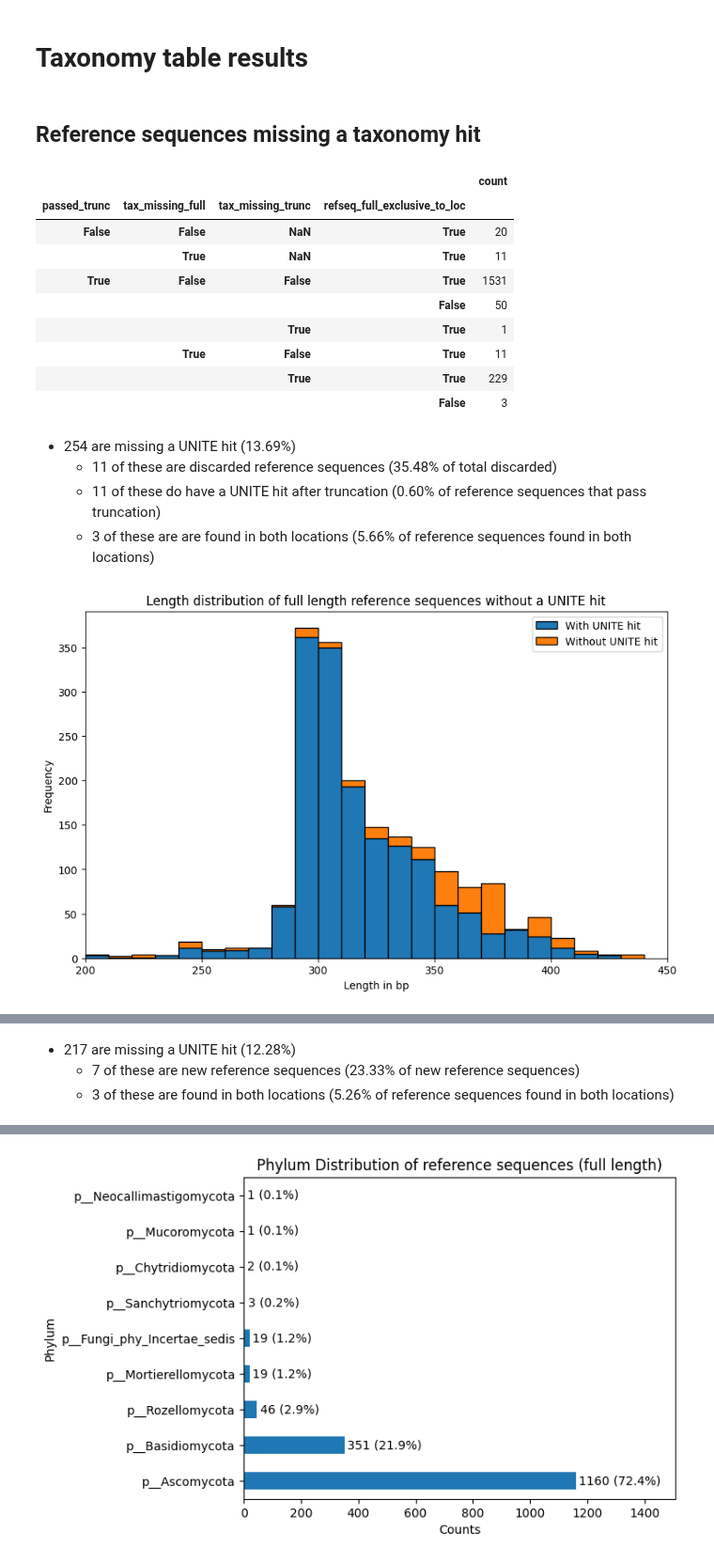
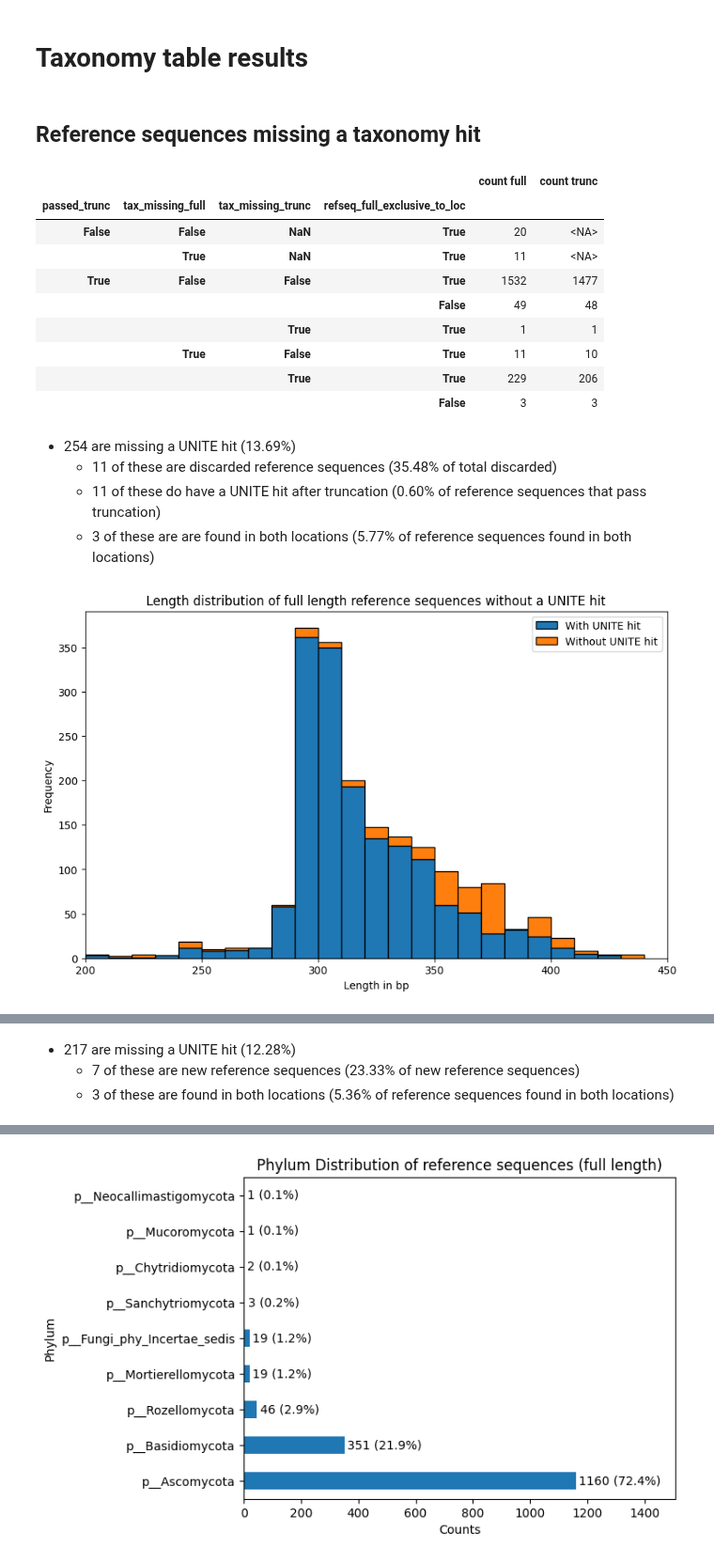
Before and after one commit to SethGG/mycodiversity-arise, a Jupyter notebook: 7_data_analysis.ipynb, the cells around one changed output, grey strips where cells are left out. Shown at 94% size. Drawn from its saved outputs; the diff is of its cells as text; code cells hidden in the pictures.

```diff
--- a/7_data_analysis.ipynb
+++ b/7_data_analysis.ipynb
@@ -301,0 +327,6 @@ Of the 564 truncated ZOTUs that passed the abundance filter only when truncated:
+# %%
+#Extract positive control ZOTUs
+
+df_pc = df[df["plot"] == "PC"]
+display(df_pc[["identity_full", "UNITE_id_full", "identity_trunc", "UNITE_id_trunc", "species_trunc"]])
+df = df.drop(df_pc.index)
@@ -406,63 +451,71 @@ ranks = ["phylum", "class", "order", "family", "genus", "species"]
 # %%
 #Missing taxonomy analysis
 
-df_refseq_both_full_notax_count = pd.DataFrame(df_refseq_both_full.value_counts(
-    subset=["passed_trunc", "tax_missing_full", "tax_missing_trunc", "refseq_full_exclusive_to_loc"], dropna=False
-)).sort_index(level=["passed_trunc", "tax_missing_full", "tax_missing_trunc"], sort_remaining=False)
+df_refseq_both_full_notax_count = pd.DataFrame.join(
+    df_refseq_both_full.value_counts(
+    subset=["passed_trunc", "tax_missing_full", "tax_missing_trunc", "refseq_full_exclusive_to_loc"], dropna=False),
+    df_refseq_both_full[df_refseq_both_full["passed_trunc"] == True].drop_duplicates(subset=["tax_missing_full", "tax_missing_trunc", "refseq_full_exclusive_to_loc", "refsequence_pk_trunc"]).value_counts(
+    subset=["passed_trunc", "tax_missing_full", "tax_missing_trunc", "refseq_full_exclusive_to_loc"], dropna=False),
+    rsuffix=" trunc", lsuffix=" full"
+).sort_index(level=["passed_trunc", "tax_missing_full", "tax_missing_trunc"], sort_remaining=False)
+df_refseq_both_full_notax_count = df_refseq_both_full_notax_count.astype("Int64")
 
 df_refseq_both_trunc_notax_count = pd.DataFrame(df_refseq_both_trunc.value_counts(
     subset=["passed_contam_full", "tax_missing_full", "tax_missing_trunc", "refseq_trunc_exclusive_to_loc", "refseq_trunc_new_to_loc"], dropna=False
 )).sort_index(level=["passed_contam_full", "tax_missing_full", "tax_missing_trunc"], sort_remaining=False)
 
 
-num_ref_full_notax = df_refseq_both_full_notax_count.loc[(slice(None), True, slice(None), slice(None))]["count"].sum()
-num_ref_full_notax_discard = df_refseq_both_full_notax_count.loc[(False, True, slice(None), slice(None))]["count"].sum()
-num_ref_full_notax_no_longer = df_refseq_both_full_notax_count.loc[(True, True, False, slice(None))]["count"].sum()
-num_ref_full_notax_not_exclusive = df_refseq_both_full_notax_count.loc[(True, True, slice(None), False)]["count"].sum()
+num_ref_full_notax = df_refseq_both_full_notax_count.loc[(slice(None), True, slice(None), slice(None))]["count full"].sum()
+num_ref_full_notax_discard = df_refseq_both_full_notax_count.loc[(False, True, slice(None), slice(None))]["count full"].sum()
+num_ref_full_notax_no_longer = df_refseq_both_full_notax_count.loc[(True, True, False, slice(None))]["count full"].sum()
+num_ref_full_notax_not_exclusive = df_refseq_both_full_notax_count.loc[(True, True, slice(None), False)]["count full"].sum()
 display(md("## Reference sequences missing a taxonomy hit"))
 
 display(df_refseq_both_full_notax_count)
 
 display(md(f"- {num_ref_full_notax} are missing a UNITE hit ({num_ref_full_notax / num_ref_full:.2%})\n"
            f"\t- {num_ref_full_notax_discard} of these are discarded reference sequences ({num_ref_full_notax_discard / num_ref_full_discarded:.2%} of total discarded)\n"
            f"\t- {num_ref_full_notax_no_longer} of these do have a UNITE hit after truncation ({num_ref_full_notax_no_longer / (num_ref_full_exclusive_both + num_ref_full_not_exclusive_both + num_ref_full_no_longer_exclusive):.2%} of reference sequences that pass truncation)\n"
            f"\t- {num_ref_full_notax_not_exclusive} of these are are found in both locations ({num_ref_full_notax_not_exclusive / num_ref_full_not_exclusive_both:.2%} of reference sequences found in both locations)"))
 
+df_refseq_both_full_notax_count.to_latex(os.path.join(latex_tables, "refseq_notax_full.tex"), escape=True)
 
 ax = df_refseq_both_full.pivot(columns="tax_missing_full")["refseq_length_full"]\
     .rename(columns={True: "Without UNITE hit", False: "With UNITE hit"}).plot.hist(bins=bins, stacked=True, xlim=(200, 450), edgecolor = "black", figsize=(10,6))
 ax.set_title("Length distribution of full length reference sequences without a UNITE hit")
 ax.set_xlabel("Length in bp")
 plt.legend()
 plt.show()
 
 
 num_ref_trunc_notax_new = df_refseq_both_trunc_notax_count.loc[(False, slice(None), True, slice(None), True)]["count"].sum()
 num_ref_trunc_notax_overlap = df_refseq_both_trunc_notax_count.loc[(True, slice(None), True, slice(None), False)]["count"].sum()
 num_ref_trunc_notax = num_ref_trunc_notax_new + num_ref_trunc_notax_overlap
 num_ref_trunc_notax_not_exclusive = df_refseq_both_trunc_notax_count.loc[(True, slice(None), True, False, False)]["count"].sum()
 
 display(df_refseq_both_trunc_notax_count)
 
 display(md(f"- {num_ref_trunc_notax} are missing a UNITE hit ({num_ref_trunc_notax / num_ref_trunc:.2%})\n"
            f"\t- {num_ref_trunc_notax_new} of these are new reference sequences ({num_ref_trunc_notax_new / num_ref_trunc_exclusive_new:.2%} of new reference sequences)\n"
            f"\t- {num_ref_trunc_notax_not_exclusive} of these are found in both locations ({num_ref_trunc_notax_not_exclusive / (num_ref_trunc_not_exclusive_both + num_ref_trunc_not_exclusive_new + num_ref_trunc_no_longer_exclusive):.2%} of reference sequences found in both locations)"))
+
+df_refseq_both_trunc_notax_count.to_latex(os.path.join(latex_tables, "refseq_notax_trunc.tex"), escape=True)
 # %% [output]
 ## Reference sequences missing a taxonomy hit
-|  |  |  |  | count |
-| passed_trunc | tax_missing_full | tax_missing_trunc | refseq_full_exclusive_to_loc |  |
-| False | False | NaN | True | 20 |
-|  | True | NaN | True | 11 |
-| True | False | False | True | 1531 |
-|  |  |  | False | 50 |
-|  |  | True | True | 1 |
-|  | True | False | True | 11 |
-|  |  | True | True | 229 |
-|  |  |  | False | 3 |
+|  |  |  |  | count full | count trunc |
+| passed_trunc | tax_missing_full | tax_missing_trunc | refseq_full_exclusive_to_loc |  |  |
+| False | False | NaN | True | 20 | <NA> |
+|  | True | NaN | True | 11 | <NA> |
+| True | False | False | True | 1532 | 1477 |
+|  |  |  | False | 49 | 48 |
+|  |  | True | True | 1 | 1 |
+|  | True | False | True | 11 | 10 |
+|  |  | True | True | 229 | 206 |
+|  |  |  | False | 3 | 3 |
 - 254 are missing a UNITE hit (13.69%)
 	- 11 of these are discarded reference sequences (35.48% of total discarded)
 	- 11 of these do have a UNITE hit after truncation (0.60% of reference sequences that pass truncation)
-	- 3 of these are are found in both locations (5.66% of reference sequences found in both locations)
+	- 3 of these are are found in both locations (5.77% of reference sequences found in both locations)
 [figure]
 |  |  |  |  |  | count |
 | passed_contam_full | tax_missing_full | tax_missing_trunc | refseq_trunc_exclusive_to_loc | refseq_trunc_new_to_loc |  |
@@ -481,7 +534,7 @@ display(md(f"- {num_ref_trunc_notax} are missing a UNITE hit ({num_ref_trunc_not
 |  |  |  | False | False | 3 |
 - 217 are missing a UNITE hit (12.28%)
 	- 7 of these are new reference sequences (23.33% of new reference sequences)
-	- 3 of these are found in both locations (5.26% of reference sequences found in both locations)
+	- 3 of these are found in both locations (5.36% of reference sequences found in both locations)
 # %%
 #Create UNITE id dataframes
 df_unite_full = df[df["tax_missing_full"] == False].drop_duplicates(subset=["location", "UNITE_id_full"])
```
Also changed, not shown: parts of 14 cells of this notebook, 17 other files.
